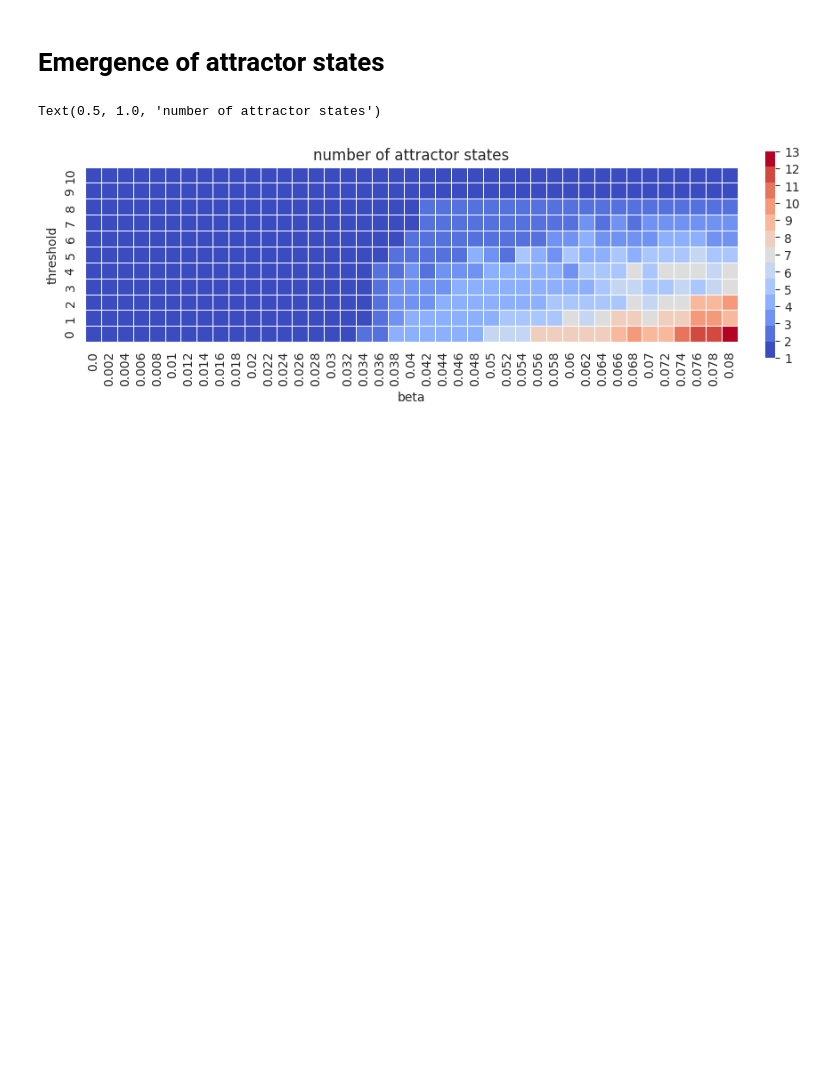
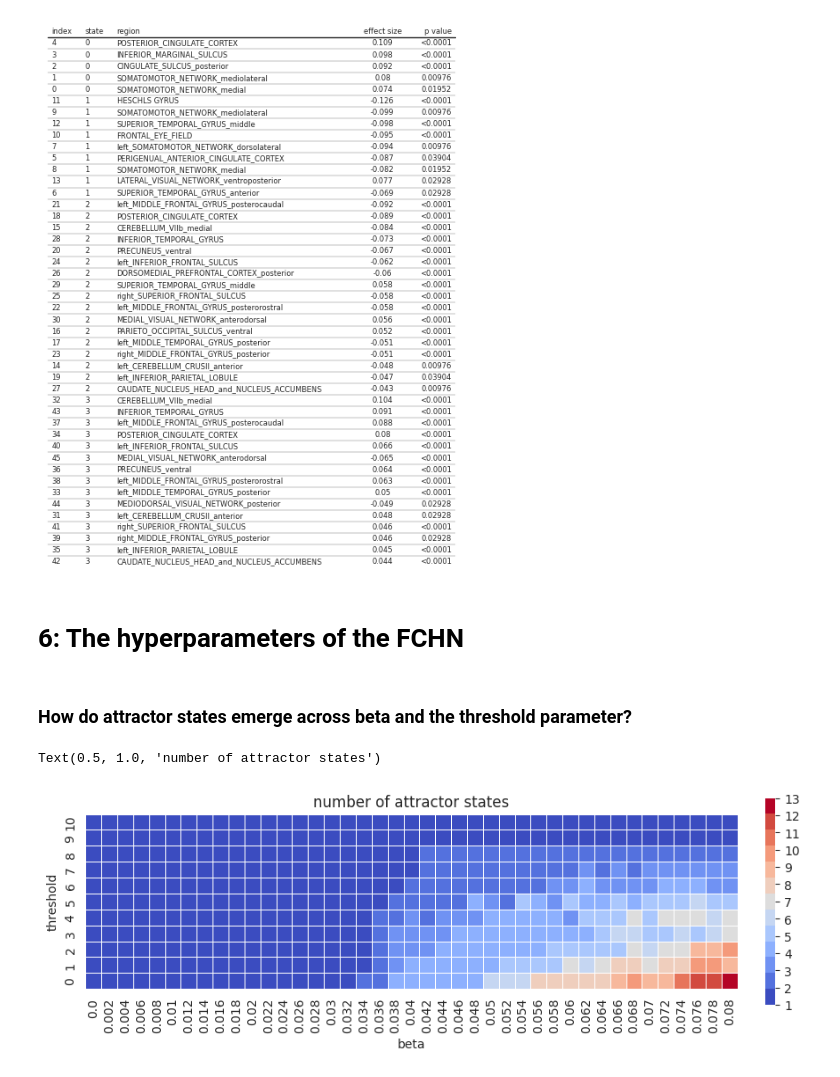
Before and after one commit to pni-lab/connattractor, a Jupyter notebook: notebooks/supplemental_material.ipynb, the cells around one changed output. Cells and saved outputs as stored; diff of their text form; code cells hidden in the pictures; blank space fills up the shorter version.

```diff
--- a/notebooks/supplemental_material.ipynb
+++ b/notebooks/supplemental_material.ipynb
@@ -13,2 +225,33 @@ sns.set_style("whitegrid")
+# %%
+import pandas as pd
+
+clinical_results = pd.read_csv('../data_in/full_results_clinical.csv', index_col=0)
+# %%
+# some formatting
+clinical_results['eff_size'] = clinical_results['eff_size'].round(decimals=3)
+clinical_results['p_val'] = clinical_results['p_val'].round(decimals=5)
+clinical_results['p_val'] = clinical_results['p_val'].astype(str)
+clinical_results['p_val'] = clinical_results['p_val'].replace('0.0', '<0.0001')
+# %%
+from plottable import Table, ColDef
+
+table_col_defs = [
+    ColDef("index", width=1, title="index", textprops={"ha": "left"}),
+    ColDef("state", width=0.2, title="state", textprops={"ha": "left"}),
+    ColDef("region", width=7, title="region", textprops={"ha": "left"}),
+    ColDef("eff_size", width=2, title="effect size", textprops={"ha": "center"}),
+    ColDef("p_val", width=1, title="p value", textprops={"ha": "right"})
+]
+
+fig, ax = plt.subplots(figsize=(6, 8))
+tab = Table(clinical_results,
+           column_definitions=table_col_defs,
+           textprops={"fontsize": 6, "ha": "center"})
+
+plt.show()
+# %% [output]
+[figure, added]
+# %% [markdown]
+# 6: The hyperparameters of the FCHN
 # %% [markdown]
-# Emergence of attractor states
+### How do attractor states emerge across beta and the threshold parameter?
```
Also changed, not shown: parts of 16 cells of this notebook.
